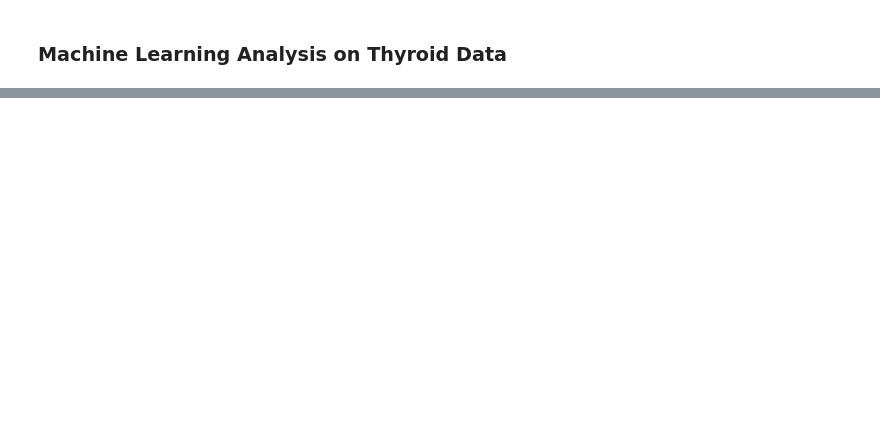
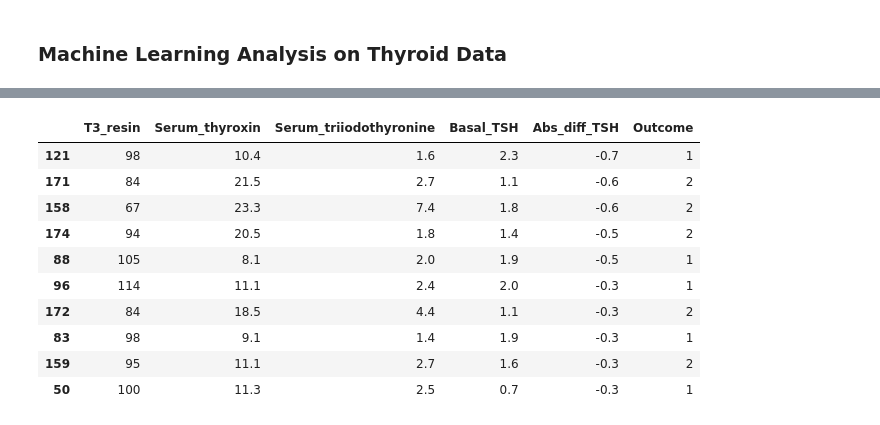
Before and after one commit to ShadySean/5523Project1, a Jupyter notebook: Project1/Project1/Experiment - 4/Machine Learning Analysis on Thyroidism.ipynb, the cells around one changed output, grey strips where cells are left out. Cells and saved outputs as stored; diff of their text form; code cells hidden in the pictures; blank space fills up the shorter version.

```diff
--- a/Project1/Project1/Experiment - 4/Machine Learning Analysis on Thyroidism.ipynb
+++ b/Project1/Project1/Experiment - 4/Machine Learning Analysis on Thyroidism.ipynb
@@ -16,2 +20,17 @@ thyroid_data.head()
+# %%
+thyroid_data.head()
+thyroid_data.sort_values(by='Abs_diff_TSH', ascending=True).head(10)
+# %% [output]
+|  | T3_resin | Serum_thyroxin | Serum_triiodothyronine | Basal_TSH | Abs_diff_TSH | Outcome |
+| 121 | 98 | 10.4 | 1.6 | 2.3 | -0.7 | 1 |
+| 171 | 84 | 21.5 | 2.7 | 1.1 | -0.6 | 2 |
+| 158 | 67 | 23.3 | 7.4 | 1.8 | -0.6 | 2 |
+| 174 | 94 | 20.5 | 1.8 | 1.4 | -0.5 | 2 |
+| 88 | 105 | 8.1 | 2.0 | 1.9 | -0.5 | 1 |
+| 96 | 114 | 11.1 | 2.4 | 2.0 | -0.3 | 1 |
+| 172 | 84 | 18.5 | 4.4 | 1.1 | -0.3 | 2 |
+| 83 | 98 | 9.1 | 1.4 | 1.9 | -0.3 | 1 |
+| 159 | 95 | 11.1 | 2.7 | 1.6 | -0.3 | 2 |
+| 50 | 100 | 11.3 | 2.5 | 0.7 | -0.3 | 1 |
 # %%
 thyroid_data.groupby('Outcome').size()
```
Also changed, not shown: parts of 13 cells of this notebook, 8 other files.
